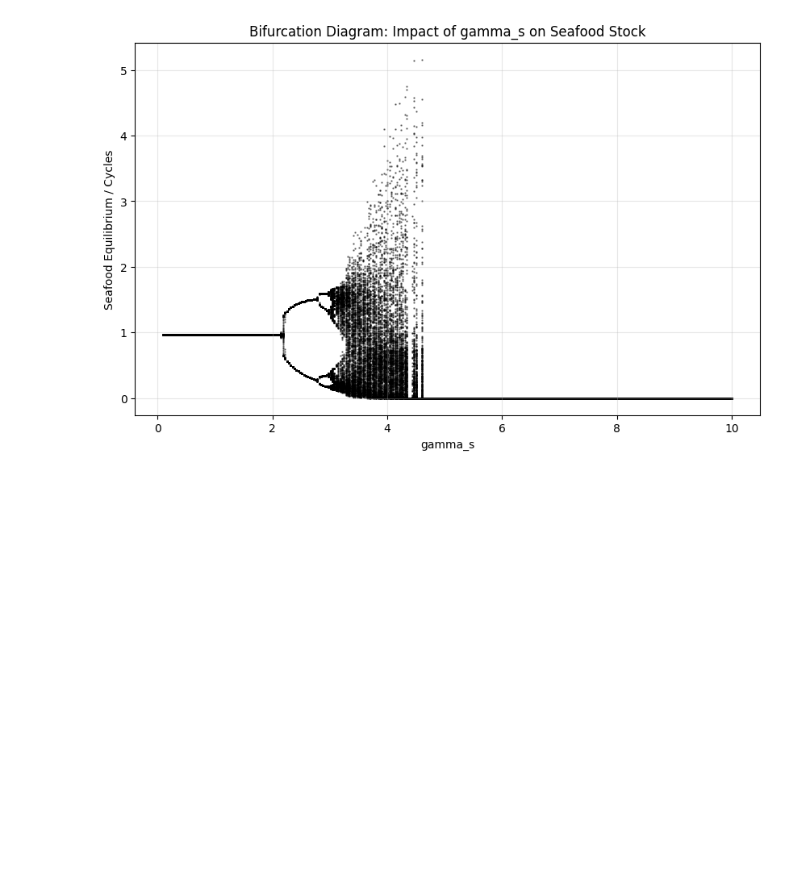
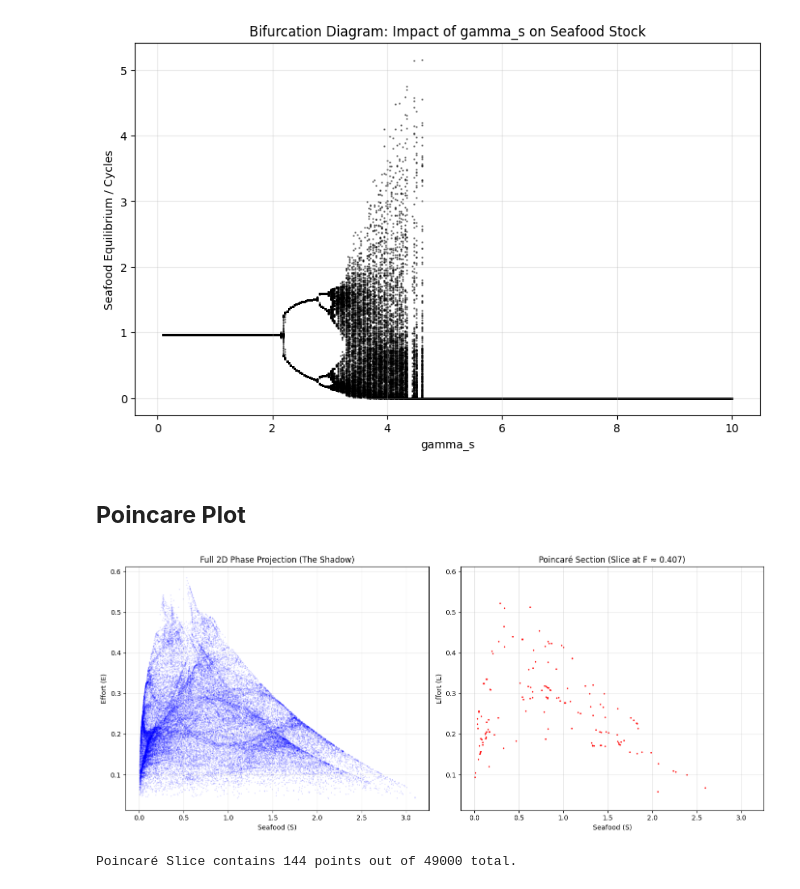
Before and after one commit to RichaCui70/Dynamics-between-Seafood-Fraudsters-and-Buyers, a Jupyter notebook: nondimensionalized.ipynb, the cells around one changed output. Cells and saved outputs as stored; diff of their text form; code cells hidden in the pictures; blank space fills up the shorter version.

```diff
--- a/nondimensionalized.ipynb
+++ b/nondimensionalized.ipynb
@@ -777,3 +866,82 @@ plt.show()
 # %% [output]
 Generating Bifurcation Diagram for gamma_s...
 [figure]
+# %% [markdown]
+## **Poincare Plot**
+# %%
+params = {
+    'gamma_m': 1.0,
+    'gamma_f': 1.0,
+    'gamma_s': 3.6,
+    'gamma_e': 0.15,
+    'gamma_p': 15.0,
+    'e_sw': 1.0, 'e_sm': 1.0, 'e_d': 1.0,
+    'F_threshold': 0.5,
+    'q': 0.02,
+    'pw': 5.0,
+    'c': 3.5
+}
+
+# --- 3. Run Simulation (Long Run for Density) ---
+steps = 50000
+transient = 1000
+
+S = np.zeros(steps)
+E = np.zeros(steps)
+F = np.zeros(steps)
+FP = np.zeros(steps)
+
+state = [0.5, 0.5, 0.2, 0.5]
+
+for t in range(steps):
+    S[t], E[t], F[t], FP[t] = state
+
+    # Update
+    s_new = seafood_state(state[0], state[1], params['gamma_s'])
+    e_new = effort_state(state[1], state[0], state[2], params['q'], params['pw'], params['c'],
+                         params['e_sw'], params['gamma_p'], params['gamma_e'])
+    f_new = fraudster_state(state[0], state[1], state[2], state[3], params['gamma_f'], params['gamma_m'],
+                            params['gamma_p'], params['pw'], params['e_sw'], params['e_sm'], params['e_d'])
+    fp_new = p_fraudster_state(state[2], state[3], params['F_threshold'])
+
+    state = np.maximum([s_new, e_new, f_new, fp_new], 1e-6)
+
+# Remove transient
+S, E, F, FP = S[transient:], E[transient:], F[transient:], FP[transient:]
+
+# --- 4. Create the Poincaré Section ---
+# We slice the 4D object when Fraud (F) crosses its mean value
+# Since data is discrete, we take points within a tiny window (epsilon)
+slice_val = np.mean(F)
+epsilon = 0.005 # Width of the slice
+
+mask = np.abs(F - slice_val) < epsilon
+S_slice = S[mask]
+E_slice = E[mask]
+
+# --- 5. Plotting ---
+fig, axs = plt.subplots(1, 2, figsize=(14, 6))
+
+# Plot A: Full Phase Portrait (Projection)
+axs[0].scatter(S, E, s=0.1, c='blue', alpha=0.3)
+axs[0].set_title("Full 2D Phase Projection (The Shadow)")
+axs[0].set_xlabel("Seafood (S)")
+axs[0].set_ylabel("Effort (E)")
+axs[0].grid(True, alpha=0.3)
+
+# Plot B: Poincaré Section (The Slice)
+axs[1].scatter(S_slice, E_slice, s=2, c='red', alpha=0.8)
+axs[1].set_title(f"Poincaré Section (Slice at F ≈ {slice_val:.3f})")
+axs[1].set_xlabel("Seafood (S)")
+axs[1].set_ylabel("Effort (E)")
+axs[1].grid(True, alpha=0.3)
+axs[1].set_xlim(axs[0].get_xlim()) # Match scales for comparison
+axs[1].set_ylim(axs[0].get_ylim())
+
+plt.tight_layout()
+plt.show()
+
+print(f"Poincaré Slice contains {len(S_slice)} points out of {len(S)} total.")
+# %% [output]
+[figure, added]
+Poincaré Slice contains 144 points out of 49000 total.
```
Also changed, not shown: parts of 3 cells of this notebook.
